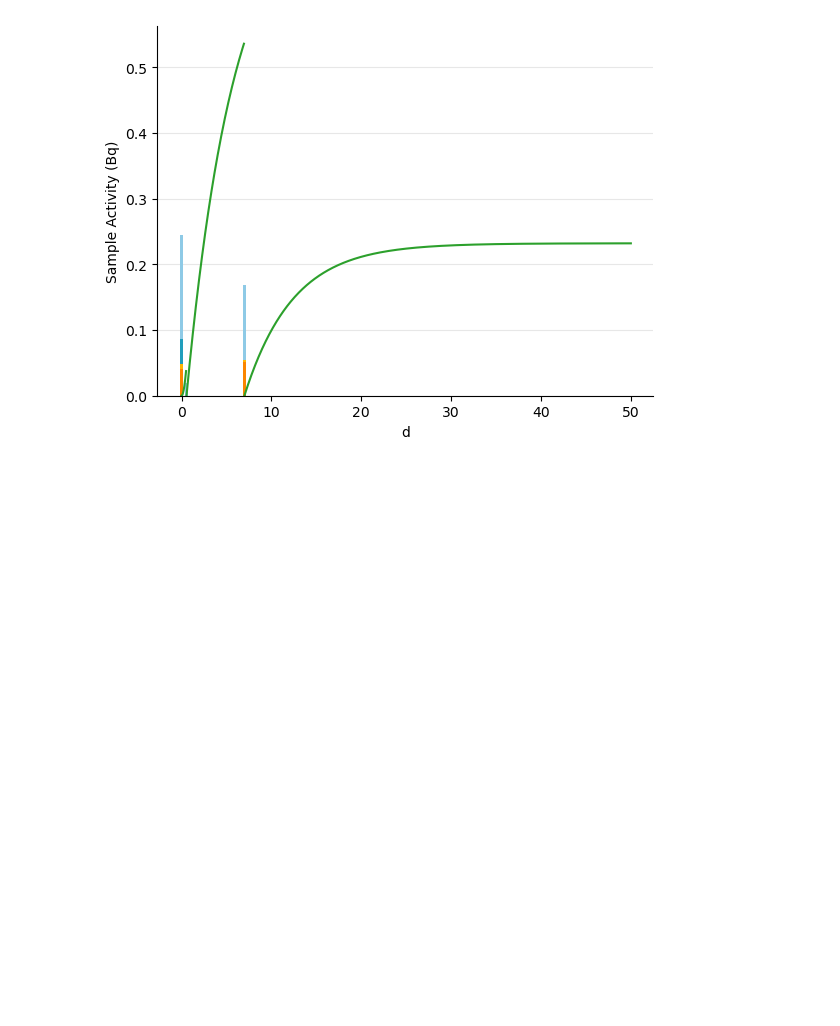
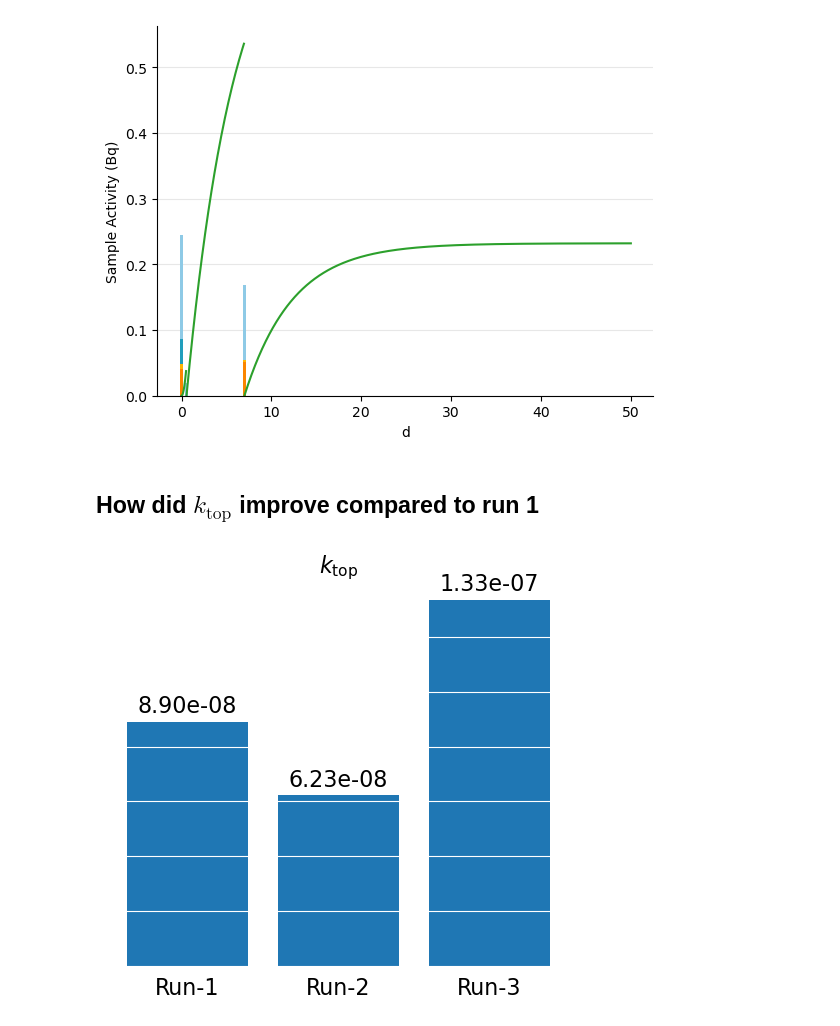
Before and after one commit to veliki-filozof/BABY-1L-run-3, a Jupyter notebook: analysis/tritium/tritium_model.ipynb, the cells around one changed output. Cells and saved outputs as stored; diff of their text form; code cells hidden in the pictures; blank space fills up the shorter version.

```diff
--- a/analysis/tritium/tritium_model.ipynb
+++ b/analysis/tritium/tritium_model.ipynb
@@ -182,3 +182,36 @@ plt.show()
 [figure]
 [figure]
 [figure]
+# %% [markdown]
+## How did $k_\mathrm{top}$ improve compared to run 1
+# %%
+import requests
+
+url = "https://raw.githubusercontent.com/LIBRA-project/BABY-1L-run-1/refs/tags/v0.5/data/processed_data.json"
+response = requests.get(url)
+data_run_1 = response.json()
+
+url = "https://raw.githubusercontent.com/LIBRA-project/BABY-1L-run-2/refs/tags/v0.3/data/processed_data.json"
+response = requests.get(url)
+data_run_2 = response.json()
+
+plt.figure(figsize=(6, 5))
+bars = plt.bar(
+    [0, 1, 2],
+    [data_run_1["k_top"]["value"], data_run_2["k_top"]["value"],k_top.magnitude],
+    tick_label=["Run-1", "Run-2", "Run-3"],
+)
+
+plt.bar_label(bars, fontsize=16, fmt="%.2e", padding=3)
+plt.title(r"$k_\mathrm{top}$", weight="bold", fontsize=16)
+plt.ylabel("")
+plt.gca().spines["left"].set_visible(False)
+plt.gca().spines["bottom"].set_visible(False)
+plt.gca().set_yticklabels([])
+plt.gca().set_xticklabels
+plt.gca().tick_params(axis="both", which="both", left=False, bottom=False, labelsize=16)
+plt.gca().set_axisbelow(False)
+plt.grid(axis="y", alpha=1, color="white", zorder=-10)
+plt.show()
+# %% [output]
+[figure, added]
```
